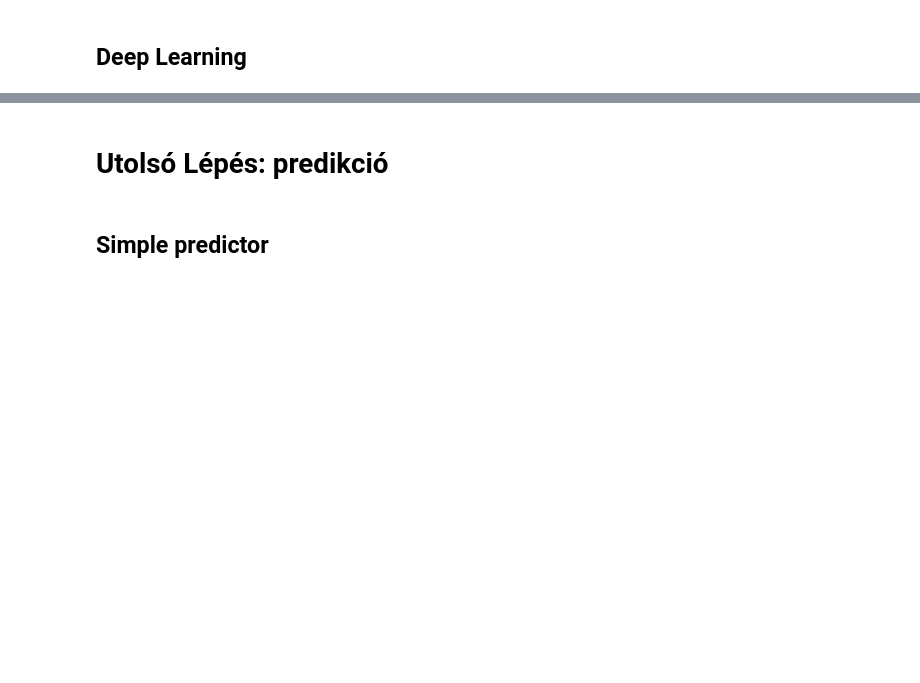
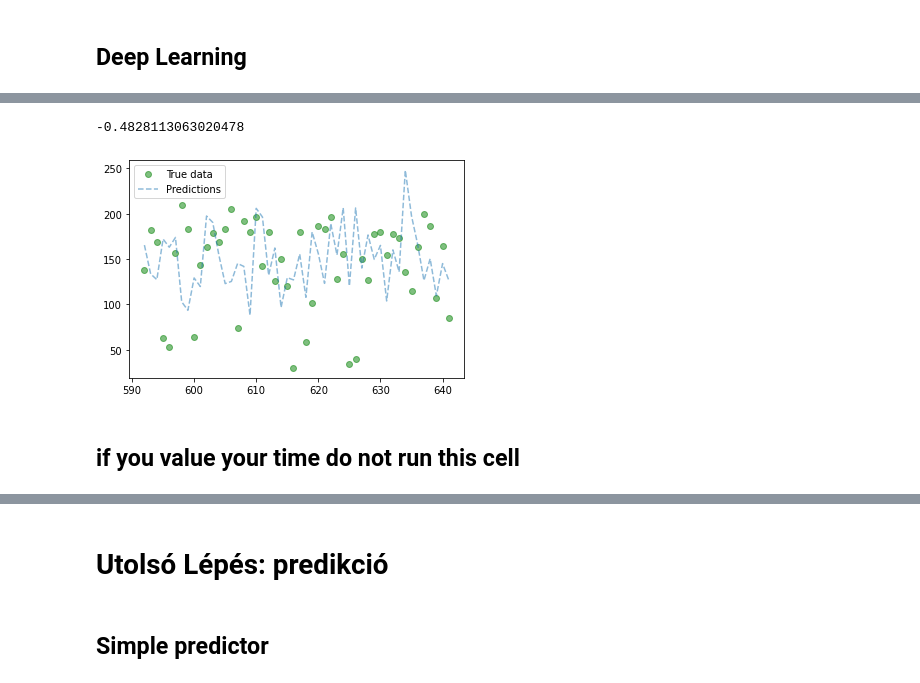
Before and after one commit to danFjs/QuantCh, a Jupyter notebook: JOebiden.ipynb, the cells around one changed output, grey strips where cells are left out. Drawn from its saved outputs; the diff is of its cells as text; code cells hidden in the pictures; blank space fills up the shorter version.

```diff
--- a/JOebiden.ipynb
+++ b/JOebiden.ipynb
@@ -1326,0 +1382,6 @@ r2_score(y_test, y_pred)
+# %%
+models = [ElasticNet(l1_ratio=0.2),BayesianRidge(n_iter=500),GradientBoostingRegressor()]
+for i in models:
+    i.fit(X_train,y_train)
+    y_pred = i.predict(X_test)
+    print(r2_score(y_test,y_pred))
@@ -1337,0 +1431,19 @@ from torch.optim.lr_scheduler import StepLR
+# %%
+inputDim = 7        # takes variable 'x'
+outputDim = 1       # takes variable 'y'
+learningRate = 0.001
+epochs = 10000
+
+model = Net(inputDim, outputDim)
+criterion = torch.nn.L1Loss()
+optimizer = torch.optim.SGD(model.parameters(), lr=learningRate)
+# %%
+from torch.nn.functional import normalize
+train_data_tensor = torch.tensor(X_train.values.astype(np.float32))
+train_target_tensor = torch.tensor(y_train.values.astype(np.float32))
+train_data_tensor_norm = normalize(train_data_tensor,p=2.0, dim = 0)
+
+
+test_data_tensor = torch.tensor(X_test.values.astype(np.float32))
+test_data_tensor_norm = normalize(test_data_tensor,p=1.0, dim = 0)
+test_target_tensor = torch.tensor(y_test.values.astype(np.float32))
@@ -1337,0 +1464,17 @@ from torch.optim.lr_scheduler import StepLR
+# %%
+with torch.no_grad(): # we don't need gradients in the testing phase
+    predicted = model(test_data_tensor_norm).data.numpy()
+    y_pred = pd.DataFrame(predicted)
+y_pred
+r2_score(y_true=y_test,y_pred=y_pred)
+# %% [output]
+-0.4828113063020478
+# %%
+
+plt.pyplot.clf()
+plt.pyplot.plot(y_test.tail(50), 'go', label='True data', alpha=0.5)
+plt.pyplot.plot(y_pred.tail(50), '--', label='Predictions', alpha=0.5)
+plt.pyplot.legend(loc='best')
+plt.pyplot.show()
+# %% [output]
+[figure, added]
@@ -1337,0 +1486,2 @@ from torch.optim.lr_scheduler import StepLR
+# %% [markdown]
+## if you value your time do not run this cell
```
Also changed, not shown: parts of 55 cells of this notebook.
